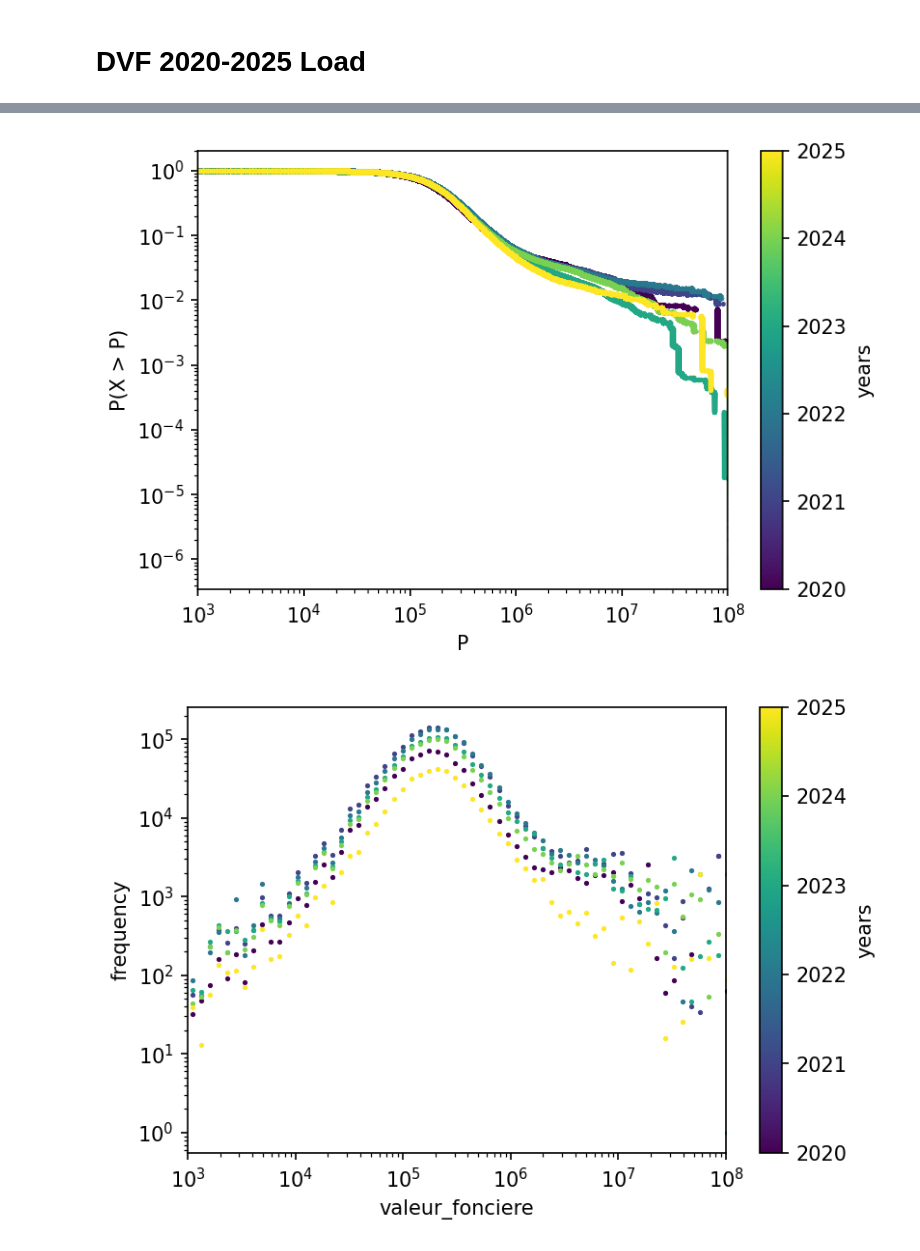
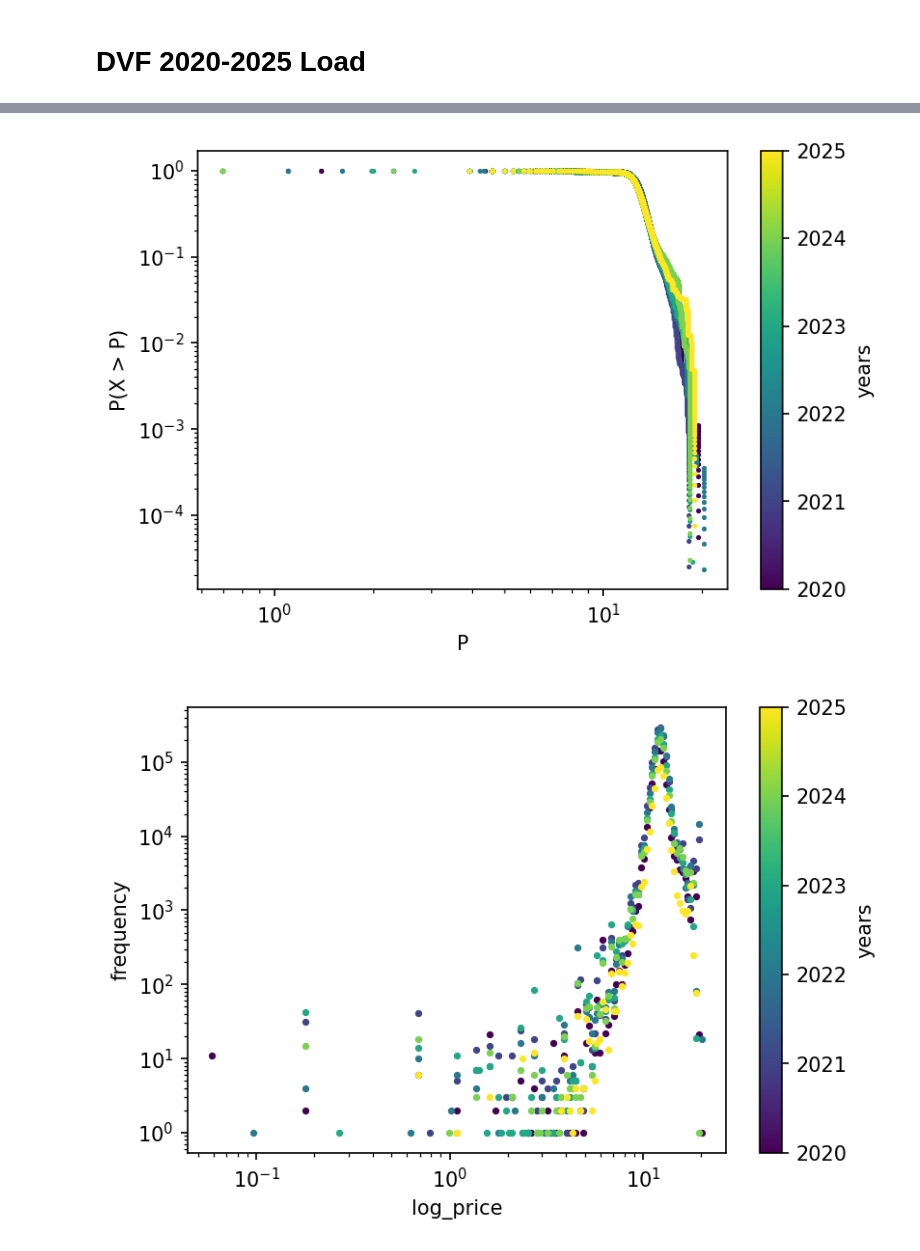
Before and after one commit to biondi-s/re_france, a Jupyter notebook: notebooks/02_dvf_load.ipynb, the cells around one changed output, grey strips where cells are left out. Saved outputs shown, nothing was run; the diff lists cells and outputs as text; code cells hidden in the pictures.

```diff
--- a/notebooks/02_dvf_load.ipynb
+++ b/notebooks/02_dvf_load.ipynb
@@ -39,8 +359,10 @@ Name: count, dtype: float64
 import numpy as np
 import matplotlib.pyplot as plt
 
+mask_dep = dvf_df["code_departement"] == "75"
+
 # CCDF of valeur_fonciere by year
-df_plot = dvf_df.dropna(subset=["date_mutation", "valeur_fonciere"]).copy()
+df_plot = dvf_df[mask_dep].dropna(subset=["date_mutation", "log_price"]).copy()
 df_plot["year"] = df_plot["date_mutation"].dt.year
 
 years = sorted(df_plot["year"].dropna().unique())
@@ -49,7 +371,7 @@ cmap = plt.cm.viridis
 fig, ax = plt.subplots(figsize=(6.0, 4.0), dpi=150)
 
 for i, year in enumerate(years):
-    values = df_plot.loc[df_plot["year"] == year, "valeur_fonciere"].values
+    values = df_plot.loc[df_plot["year"] == year, "log_price"].values
     if values.size == 0:
         continue
     values = np.sort(values)
@@ -63,9 +385,9 @@ cbar = fig.colorbar(sm, ax=ax)
 cbar.set_label("years")
 
 ax.set_xlabel("P")
-ax.set_xlim(1e3, 1e8)
+#ax.set_xlim(1e3, 1e8)
 ax.set_ylabel("P(X > P)")
 ax.grid(False)
 plt.show()
 # %% [output]
-[figure, old version]
+[figure, new version]
@@ -74,38 +398,38 @@ import numpy as np
 import matplotlib.pyplot as plt
 
 # Absolute frequency (histogram counts) of valeur_fonciere by year
-df_plot = dvf_df.dropna(subset=["date_mutation", "valeur_fonciere"]).copy()
+df_plot = dvf_df.dropna(subset=["date_mutation", "log_price"]).copy()
 df_plot["year"] = df_plot["date_mutation"].dt.year
 
 years = sorted(df_plot["year"].dropna().unique())
 cmap = plt.cm.viridis
 
-values_all = df_plot["valeur_fonciere"].values
+values_all = df_plot["log_price"].values
 values_all = values_all[values_all > 0]
-bins = np.logspace(np.log10(values_all.min()), np.log10(values_all.max()), 120)
+bins = np.logspace(np.log10(values_all.min()), np.log10(values_all.max()), 180)
 bin_centers = (bins[:-1] * bins[1:]) ** 0.5
 
 fig, ax = plt.subplots(figsize=(6.0, 4.0), dpi=150)
 
 for i, year in enumerate(years):
-    values = df_plot.loc[df_plot["year"] == year, "valeur_fonciere"].values
+    values = df_plot.loc[df_plot["year"] == year, "log_price"].values
     values = values[values > 0]
     if values.size == 0:
         continue
     counts, _ = np.histogram(values, bins=bins)
-    ax.loglog(bin_centers, counts, marker='.', linestyle='None', ms=3, color=cmap(i / max(len(years) - 1, 1)))
+    ax.loglog(bin_centers, counts, marker='.', linestyle='None', ms=5, color=cmap(i / max(len(years) - 1, 1)))
 
 norm = plt.Normalize(min(years), max(years))
 sm = plt.cm.ScalarMappable(cmap=cmap, norm=norm)
 sm.set_array([])
 cbar = fig.colorbar(sm, ax=ax)
 cbar.set_label("years")
 
-ax.set_xlabel("valeur_fonciere")
+ax.set_xlabel("log_price")
 
 ax.set_ylabel("frequency")
-ax.set_xlim(1e3, 1e8)
+#ax.set_xlim(1e3, 1e8)
 ax.grid(False)
 plt.show()
 # %% [output]
-[figure, old version]
+[figure, new version]
```
Also changed, not shown: parts of 9 cells of this notebook, 1 other file.
